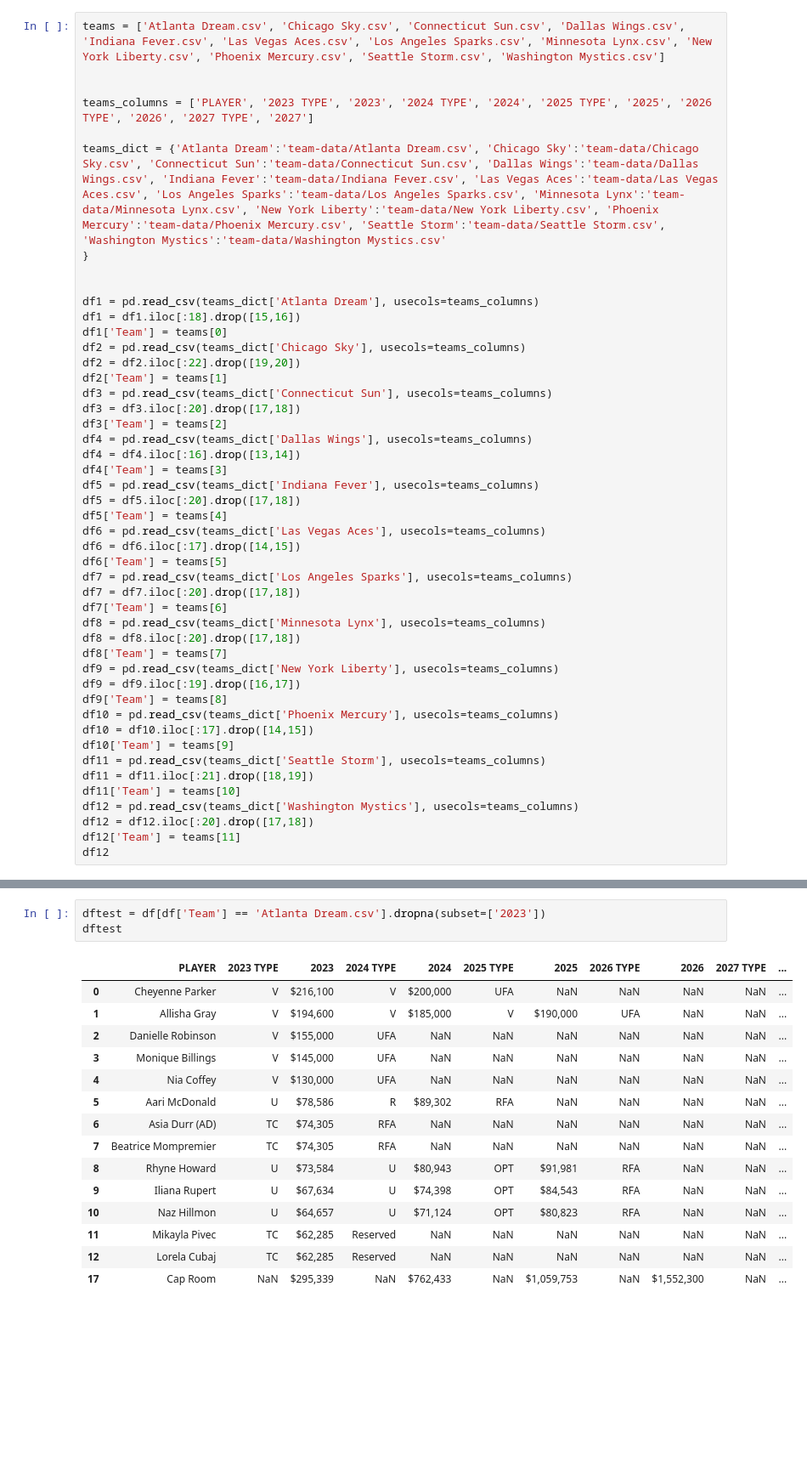
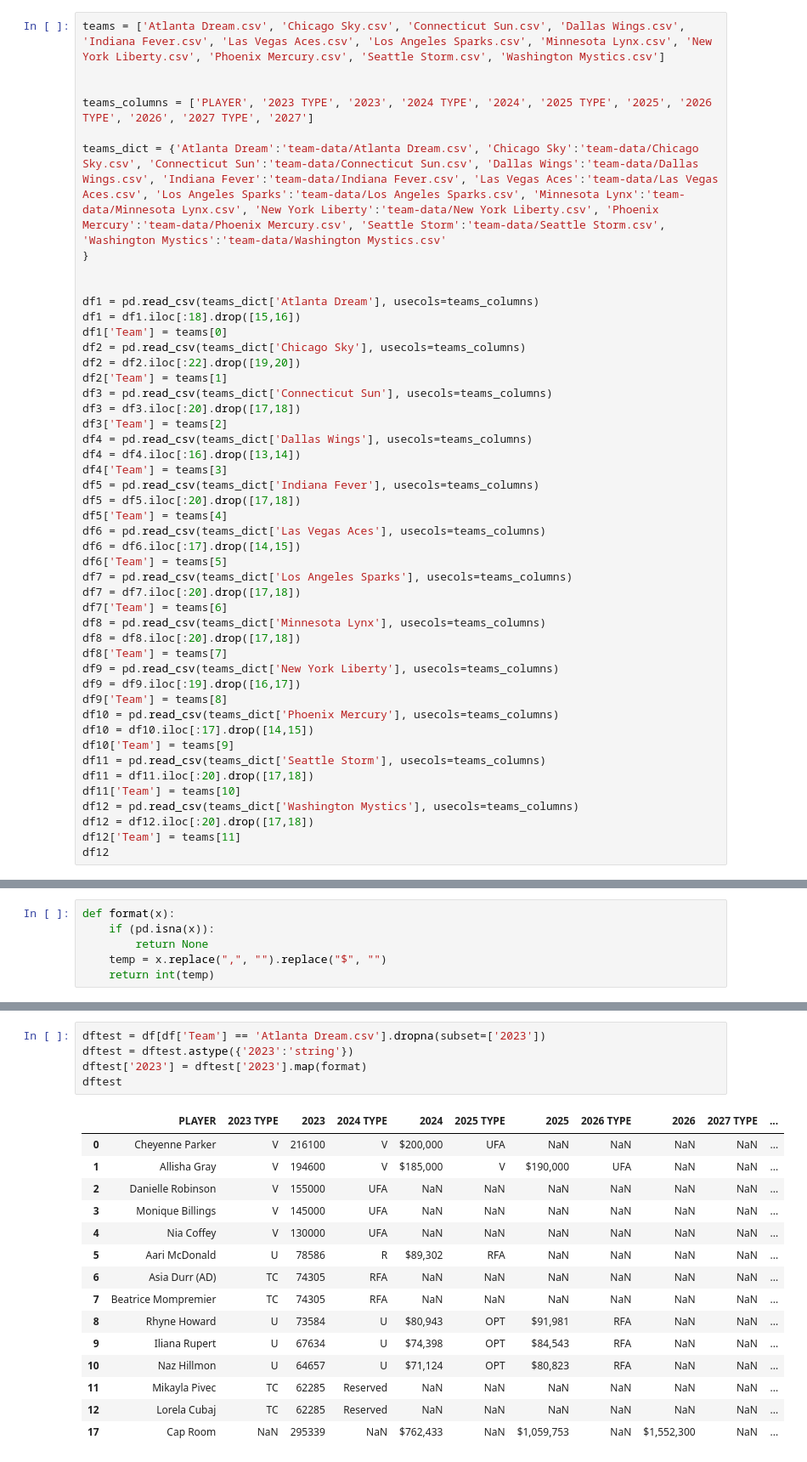
Before and after one commit to NC25/lynx-repo, a Jupyter notebook: table_piechart.ipynb, the cells around one changed output, grey strips where cells are left out. Shown: that part at 85% size. Cells and saved outputs as stored; diff of their text form; blank space fills up the shorter version.

```diff
--- a/table_piechart.ipynb
+++ b/table_piechart.ipynb
@@ -42,7 +43,7 @@ df10 = pd.read_csv(teams_dict['Phoenix Mercury'], usecols=teams_columns)
 df10 = df10.iloc[:17].drop([14,15])
 df10['Team'] = teams[9]
 df11 = pd.read_csv(teams_dict['Seattle Storm'], usecols=teams_columns)
-df11 = df11.iloc[:21].drop([18,19])
+df11 = df11.iloc[:20].drop([17,18])
 df11['Team'] = teams[10]
 df12 = pd.read_csv(teams_dict['Washington Mystics'], usecols=teams_columns)
 df12 = df12.iloc[:20].drop([17,18])
@@ -86,0 +88,6 @@ df
+# %%
+def format(x):
+    if (pd.isna(x)):
+        return None
+    temp = x.replace(",", "").replace("$", "")
+    return int(temp)
@@ -87,19 +114,21 @@ df
 # %%
 dftest = df[df['Team'] == 'Atlanta Dream.csv'].dropna(subset=['2023'])
+dftest = dftest.astype({'2023':'string'})
+dftest['2023'] = dftest['2023'].map(format)
 dftest
 # %% [output]
 |  | PLAYER | 2023 TYPE | 2023 | 2024 TYPE | 2024 | 2025 TYPE | 2025 | 2026 TYPE | 2026 | 2027 TYPE | ... |
-| 0 | Cheyenne Parker | V | $216,100 | V | $200,000 | UFA | NaN | NaN | NaN | NaN | ... |
-| 1 | Allisha Gray | V | $194,600 | V | $185,000 | V | $190,000 | UFA | NaN | NaN | ... |
-| 2 | Danielle Robinson | V | $155,000 | UFA | NaN | NaN | NaN | NaN | NaN | NaN | ... |
-| 3 | Monique Billings | V | $145,000 | UFA | NaN | NaN | NaN | NaN | NaN | NaN | ... |
-| 4 | Nia Coffey | V | $130,000 | UFA | NaN | NaN | NaN | NaN | NaN | NaN | ... |
-| 5 | Aari McDonald | U | $78,586 | R | $89,302 | RFA | NaN | NaN | NaN | NaN | ... |
-| 6 | Asia Durr (AD) | TC | $74,305 | RFA | NaN | NaN | NaN | NaN | NaN | NaN | ... |
-| 7 | Beatrice Mompremier | TC | $74,305 | RFA | NaN | NaN | NaN | NaN | NaN | NaN | ... |
-| 8 | Rhyne Howard | U | $73,584 | U | $80,943 | OPT | $91,981 | RFA | NaN | NaN | ... |
-| 9 | Iliana Rupert | U | $67,634 | U | $74,398 | OPT | $84,543 | RFA | NaN | NaN | ... |
-| 10 | Naz Hillmon | U | $64,657 | U | $71,124 | OPT | $80,823 | RFA | NaN | NaN | ... |
-| 11 | Mikayla Pivec | TC | $62,285 | Reserved | NaN | NaN | NaN | NaN | NaN | NaN | ... |
-| 12 | Lorela Cubaj | TC | $62,285 | Reserved | NaN | NaN | NaN | NaN | NaN | NaN | ... |
-| 17 | Cap Room | NaN | $295,339 | NaN | $762,433 | NaN | $1,059,753 | NaN | $1,552,300 | NaN | ... |
+| 0 | Cheyenne Parker | V | 216100 | V | $200,000 | UFA | NaN | NaN | NaN | NaN | ... |
+| 1 | Allisha Gray | V | 194600 | V | $185,000 | V | $190,000 | UFA | NaN | NaN | ... |
+| 2 | Danielle Robinson | V | 155000 | UFA | NaN | NaN | NaN | NaN | NaN | NaN | ... |
+| 3 | Monique Billings | V | 145000 | UFA | NaN | NaN | NaN | NaN | NaN | NaN | ... |
+| 4 | Nia Coffey | V | 130000 | UFA | NaN | NaN | NaN | NaN | NaN | NaN | ... |
+| 5 | Aari McDonald | U | 78586 | R | $89,302 | RFA | NaN | NaN | NaN | NaN | ... |
+| 6 | Asia Durr (AD) | TC | 74305 | RFA | NaN | NaN | NaN | NaN | NaN | NaN | ... |
+| 7 | Beatrice Mompremier | TC | 74305 | RFA | NaN | NaN | NaN | NaN | NaN | NaN | ... |
+| 8 | Rhyne Howard | U | 73584 | U | $80,943 | OPT | $91,981 | RFA | NaN | NaN | ... |
+| 9 | Iliana Rupert | U | 67634 | U | $74,398 | OPT | $84,543 | RFA | NaN | NaN | ... |
+| 10 | Naz Hillmon | U | 64657 | U | $71,124 | OPT | $80,823 | RFA | NaN | NaN | ... |
+| 11 | Mikayla Pivec | TC | 62285 | Reserved | NaN | NaN | NaN | NaN | NaN | NaN | ... |
+| 12 | Lorela Cubaj | TC | 62285 | Reserved | NaN | NaN | NaN | NaN | NaN | NaN | ... |
+| 17 | Cap Room | NaN | 295339 | NaN | $762,433 | NaN | $1,059,753 | NaN | $1,552,300 | NaN | ... |
```
Also changed, not shown: parts of 4 cells of this notebook, 2 other files.
